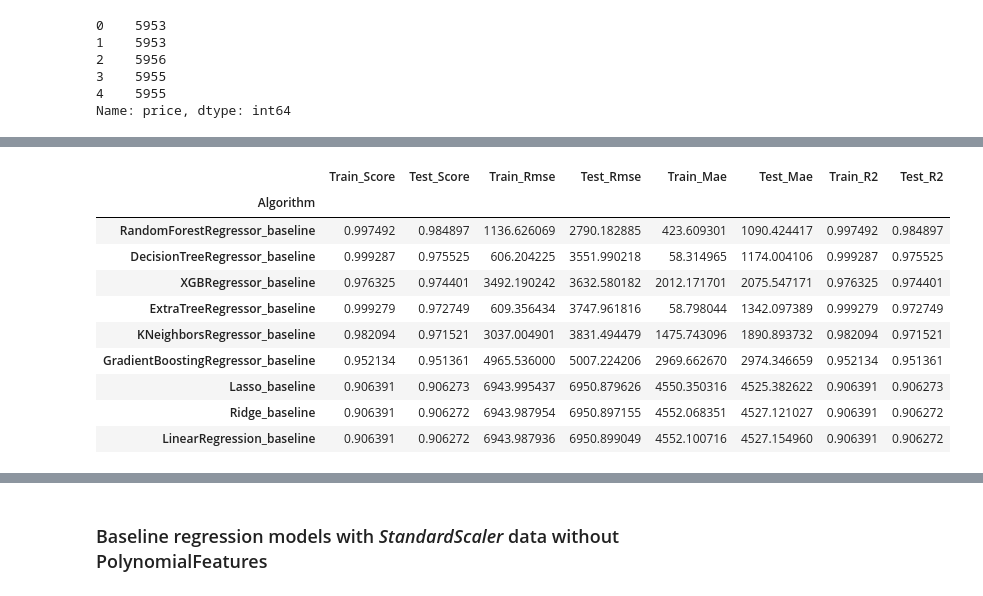
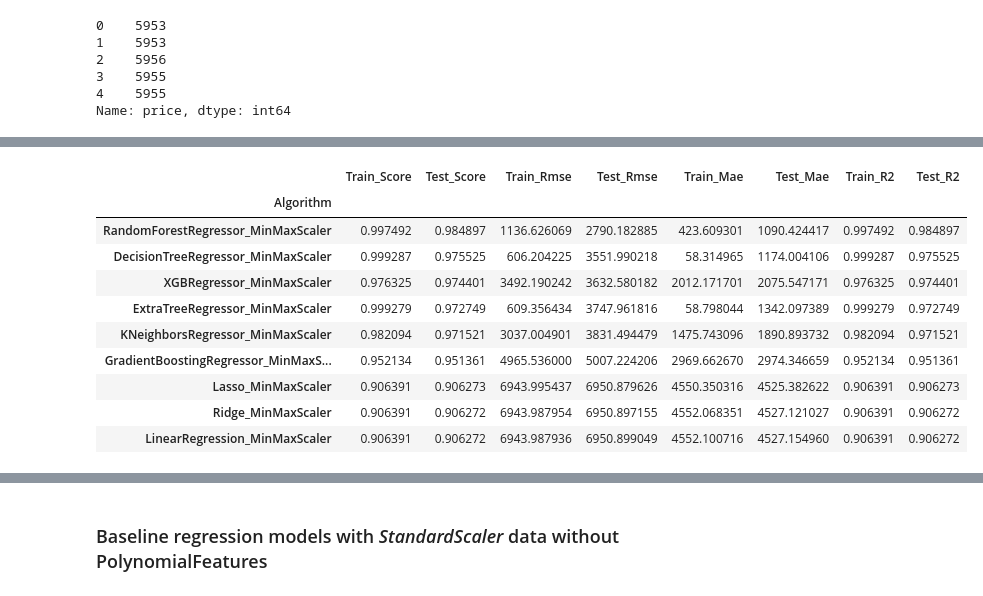
Before and after one commit to ahilah/Flight-Price-Prediction-Model, a Jupyter notebook: flight-price-pred-full.ipynb, the cells around one changed output, grey strips where cells are left out. Saved outputs shown, nothing was run; the diff lists cells and outputs as text; code cells hidden in the pictures.

Commit message:
3 types of models: with standrtzt(2) and without. code need refactoring

```diff
--- a/flight-price-pred-full.ipynb
+++ b/flight-price-pred-full.ipynb
@@ -1476,8 +1476,8 @@ plt.show()
 # %%
 rankings_base = ml_model.feature_importances_.tolist()
 # %%
-importance_base = pd.DataFrame(sorted(zip(X_train_base.columns,rankings_base),
-                                 reverse=True),columns=["variable","importance"]).sort_values("importance",ascending = False)
+importance_base = pd.DataFrame(sorted(zip(X_train_base.columns, rankings_base),
+                                 reverse=True), columns=["feature","importance"]).sort_values("importance", ascending = False)
 
 importance_base
 # %% [output]
@@ -1502,0 +1494,12 @@ plt.tight_layout()
+# %%
+plt.figure(figsize=(8, 6))
+sns.barplot(x="importance",
+            y="feature",
+            data=importance_base[:9])
+
+# add R2 values above each bar
+for i, v in enumerate(importance_base['importance'][:9]):
+    plt.text(v, i, f'{v:.4f}', ha='left', va='center', color='black')
+
+plt.title('Feature Importance')
+plt.tight_layout()
@@ -1527,40 +1532,44 @@ y_MinMaxScaler.head(5)
 Name: price, dtype: int64
 # %%
 # split the transformed data into training and testing sets for MinMaxScalered Dataset
-X_train_MinMaxScaler, X_test_MinMaxScaler, y_train_MinMaxScaler, y_test_MinMaxScaler = train_test_split(X_MinMaxScaler, y_MinMaxScaler, test_size=0.2, random_state=42)
+X_train_MinMaxScaler, X_test_MinMaxScaler, y_train_MinMaxScaler, y_test_MinMaxScaler = train_test_split(X_MinMaxScaler,
+                                                                         y_MinMaxScaler, test_size=0.2, random_state=42)
 # %%
 # initialize regression models with specific random states
-lm = LinearRegression()
-ridge = Ridge(random_state = 42)
-lasso = Lasso(random_state = 42)
-knn = KNeighborsRegressor()
-rf = RandomForestRegressor(random_state = 42)
-xgbt = xgb.XGBRegressor(random_state = 42)
-dtree = DecisionTreeRegressor(random_state = 42)
-gbr =  GradientBoostingRegressor(random_state = 42)
-etr = ExtraTreeRegressor(random_state = 42)
+lm_MinMaxScaler = LinearRegression()
+ridge_MinMaxScaler = Ridge(random_state = 42)
+lasso_MinMaxScaler = Lasso(random_state = 42)
+knn_MinMaxScaler = KNeighborsRegressor()
+rf_MinMaxScaler = RandomForestRegressor(random_state = 42)
+xgbt_MinMaxScaler = xgb.XGBRegressor(random_state = 42)
+dtree_MinMaxScaler = DecisionTreeRegressor(random_state = 42)
+gbr_MinMaxScaler =  GradientBoostingRegressor(random_state = 42)
+etr_MinMaxScaler = ExtraTreeRegressor(random_state = 42)
 
 # list of all regression models
-algo = [xgbt, lm, ridge, lasso, knn, rf, dtree, gbr, etr]
+algo_MinMaxScaler = [xgbt_MinMaxScaler, lm_MinMaxScaler, ridge_MinMaxScaler, lasso_MinMaxScaler,
+                      knn_MinMaxScaler, rf_MinMaxScaler, dtree_MinMaxScaler, gbr_MinMaxScaler, etr_MinMaxScaler]
 
 result_MinMaxScaler = []
 
-for i in algo:
+for i in algo_MinMaxScaler:
         start = time.process_time()
         # fit the model on the training data and calculate performance metrics
-        ml_model = i.fit(X_train,y_train)
+        ml_model = i.fit(X_train_MinMaxScaler,y_train_MinMaxScaler)
 
-        result.append([str(i).split("(")[0] + str("_baseline"), ml_model.score(X_train, y_train), ml_model.score(X_test, y_test),
-                  np.sqrt(mean_squared_error(y_train, ml_model.predict(X_train))),
-                  np.sqrt(mean_squared_error(y_test, ml_model.predict(X_test))),
-                  mean_absolute_error(y_train, ml_model.predict(X_train)),
-                  mean_absolute_error(y_test, ml_model.predict(X_test)),
-                  r2_score(y_train, ml_model.predict(X_train)),
-                  r2_score(y_test, ml_model.predict(X_test))]),
+        result_MinMaxScaler.append([str(i).split("(")[0] + str("_MinMaxScaler"), ml_model.score(X_train_MinMaxScaler, y_train_MinMaxScaler),
+                                     ml_model.score(X_test_MinMaxScaler, y_test_MinMaxScaler),
+                  np.sqrt(mean_squared_error(y_train_MinMaxScaler, ml_model.predict(X_train_MinMaxScaler))),
+                  np.sqrt(mean_squared_error(y_test_MinMaxScaler, ml_model.predict(X_test_MinMaxScaler))),
+                  mean_absolute_error(y_train_MinMaxScaler, ml_model.predict(X_train_MinMaxScaler)),
+                  mean_absolute_error(y_test_MinMaxScaler, ml_model.predict(X_test_MinMaxScaler)),
+                  r2_score(y_train_MinMaxScaler, ml_model.predict(X_train_MinMaxScaler)),
+                  r2_score(y_test_MinMaxScaler, ml_model.predict(X_test_MinMaxScaler))]),
         print(str(i).split("(")[0]," ✓\t", "{}".format(round(time.process_time()-start,3)),"sec")
 
 # create DataFrame from the result list and set the index as Algorithm
 result_MinMaxScaler = pd.DataFrame(result_MinMaxScaler, columns = ["Algorithm", "Train_Score", "Test_Score", "Train_Rmse",
-                                         "Test_Rmse", "Train_Mae", "Test_Mae", "Train_R2", "Test_R2"]).sort_values("Test_Rmse").set_index("Algorithm")
+                                         "Test_Rmse", "Train_Mae", "Test_Mae", "Train_R2",
+                                         "Test_R2"]).sort_values("Test_Rmse").set_index("Algorithm")
 result_MinMaxScaler
 # %% [output]
@@ -1576,14 +1585,14 @@ ExtraTreeRegressor  ✓    1.312 sec
 |  | Train_Score | Test_Score | Train_Rmse | Test_Rmse | Train_Mae | Test_Mae | Train_R2 | Test_R2 |
 | Algorithm |  |  |  |  |  |  |  |  |
-| RandomForestRegressor_baseline | 0.997492 | 0.984897 | 1136.626069 | 2790.182885 | 423.609301 | 1090.424417 | 0.997492 | 0.984897 |
-| DecisionTreeRegressor_baseline | 0.999287 | 0.975525 | 606.204225 | 3551.990218 | 58.314965 | 1174.004106 | 0.999287 | 0.975525 |
-| XGBRegressor_baseline | 0.976325 | 0.974401 | 3492.190242 | 3632.580182 | 2012.171701 | 2075.547171 | 0.976325 | 0.974401 |
-| ExtraTreeRegressor_baseline | 0.999279 | 0.972749 | 609.356434 | 3747.961816 | 58.798044 | 1342.097389 | 0.999279 | 0.972749 |
-| KNeighborsRegressor_baseline | 0.982094 | 0.971521 | 3037.004901 | 3831.494479 | 1475.743096 | 1890.893732 | 0.982094 | 0.971521 |
-| GradientBoostingRegressor_baseline | 0.952134 | 0.951361 | 4965.536000 | 5007.224206 | 2969.662670 | 2974.346659 | 0.952134 | 0.951361 |
-| Lasso_baseline | 0.906391 | 0.906273 | 6943.995437 | 6950.879626 | 4550.350316 | 4525.382622 | 0.906391 | 0.906273 |
-| Ridge_baseline | 0.906391 | 0.906272 | 6943.987954 | 6950.897155 | 4552.068351 | 4527.121027 | 0.906391 | 0.906272 |
-| LinearRegression_baseline | 0.906391 | 0.906272 | 6943.987936 | 6950.899049 | 4552.100716 | 4527.154960 | 0.906391 | 0.906272 |
+| RandomForestRegressor_MinMaxScaler | 0.997492 | 0.984897 | 1136.626069 | 2790.182885 | 423.609301 | 1090.424417 | 0.997492 | 0.984897 |
+| DecisionTreeRegressor_MinMaxScaler | 0.999287 | 0.975525 | 606.204225 | 3551.990218 | 58.314965 | 1174.004106 | 0.999287 | 0.975525 |
+| XGBRegressor_MinMaxScaler | 0.976325 | 0.974401 | 3492.190242 | 3632.580182 | 2012.171701 | 2075.547171 | 0.976325 | 0.974401 |
+| ExtraTreeRegressor_MinMaxScaler | 0.999279 | 0.972749 | 609.356434 | 3747.961816 | 58.798044 | 1342.097389 | 0.999279 | 0.972749 |
+| KNeighborsRegressor_MinMaxScaler | 0.982094 | 0.971521 | 3037.004901 | 3831.494479 | 1475.743096 | 1890.893732 | 0.982094 | 0.971521 |
+| GradientBoostingRegressor_MinMaxS... | 0.952134 | 0.951361 | 4965.536000 | 5007.224206 | 2969.662670 | 2974.346659 | 0.952134 | 0.951361 |
+| Lasso_MinMaxScaler | 0.906391 | 0.906273 | 6943.995437 | 6950.879626 | 4550.350316 | 4525.382622 | 0.906391 | 0.906273 |
+| Ridge_MinMaxScaler | 0.906391 | 0.906272 | 6943.987954 | 6950.897155 | 4552.068351 | 4527.121027 | 0.906391 | 0.906272 |
+| LinearRegression_MinMaxScaler | 0.906391 | 0.906272 | 6943.987936 | 6950.899049 | 4552.100716 | 4527.154960 | 0.906391 | 0.906272 |
 # %%
 # create a bar plot for Test_R2 metric
 plt.figure(figsize=(10, 6))
```
Also changed, not shown: parts of 25 cells of this notebook.
